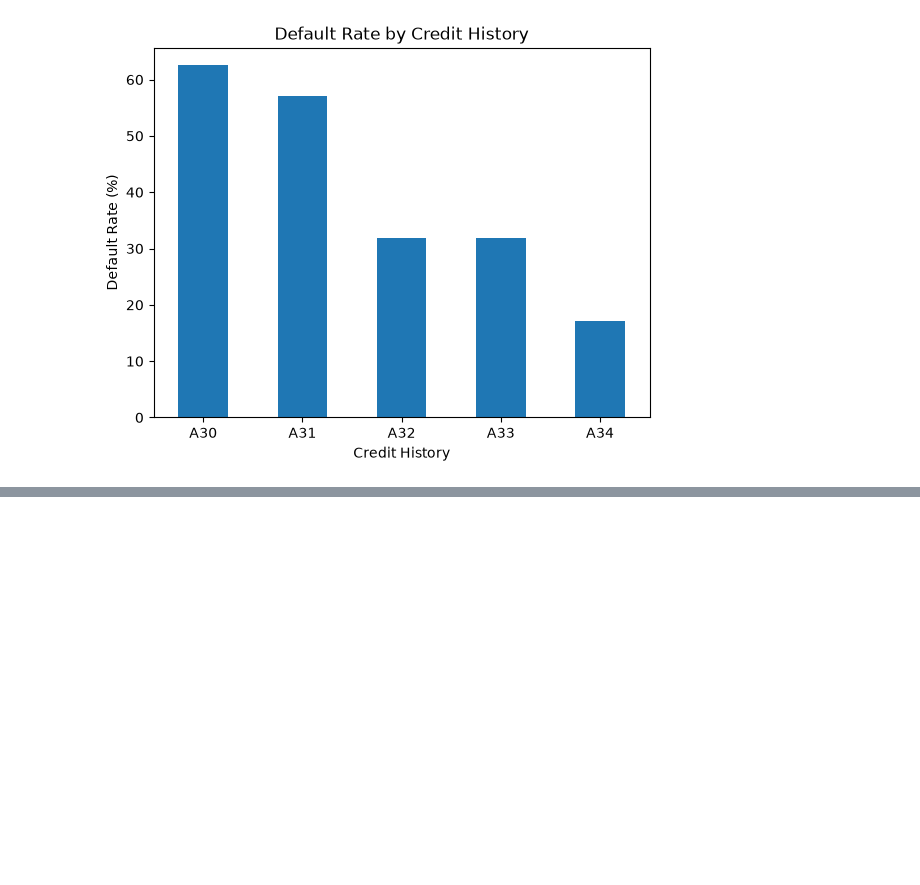
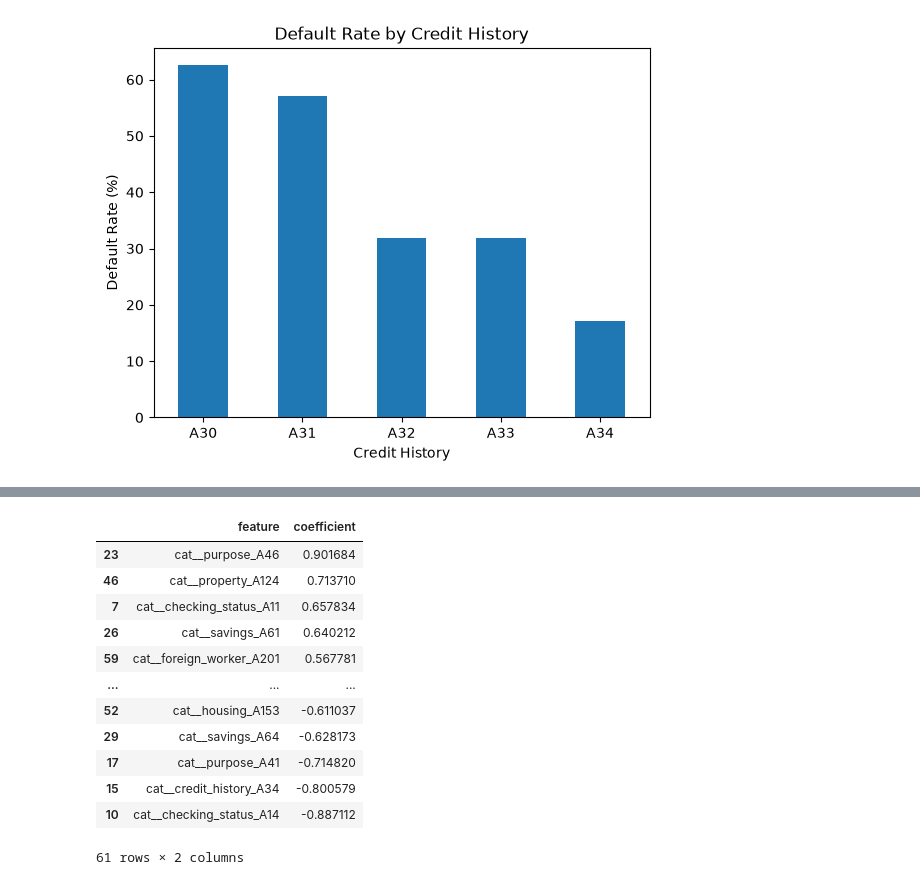
Before and after one commit to jujulam02/Credit-Risk-Scoring-Model, a Jupyter notebook: credit_risk.ipynb, the cells around one changed output, grey strips where cells are left out. Drawn from its saved outputs; the diff is of its cells as text; code cells hidden in the pictures; blank space fills up the shorter version.

Commit message:
Update credit risk notebook

```diff
--- a/credit_risk.ipynb
+++ b/credit_risk.ipynb
@@ -272,0 +484,34 @@ plt.show()
+# %%
+feature_names = model.named_steps[
+    "preprocessor"
+].get_feature_names_out()
+
+coefficients = model.named_steps[
+    "classifier"
+].coef_[0]
+
+coef_df = pd.DataFrame({
+    "feature": feature_names,
+    "coefficient": coefficients
+})
+
+coef_df = coef_df.sort_values(
+    "coefficient",
+    ascending=False
+)
+
+coef_df
+# %% [output]
+|  | feature | coefficient |
+| 23 | cat__purpose_A46 | 0.901684 |
+| 46 | cat__property_A124 | 0.713710 |
+| 7 | cat__checking_status_A11 | 0.657834 |
+| 26 | cat__savings_A61 | 0.640212 |
+| 59 | cat__foreign_worker_A201 | 0.567781 |
+| ... | ... | ... |
+| 52 | cat__housing_A153 | -0.611037 |
+| 29 | cat__savings_A64 | -0.628173 |
+| 17 | cat__purpose_A41 | -0.714820 |
+| 15 | cat__credit_history_A34 | -0.800579 |
+| 10 | cat__checking_status_A14 | -0.887112 |
+61 rows × 2 columns
```
Also changed, not shown: parts of 22 cells of this notebook.
